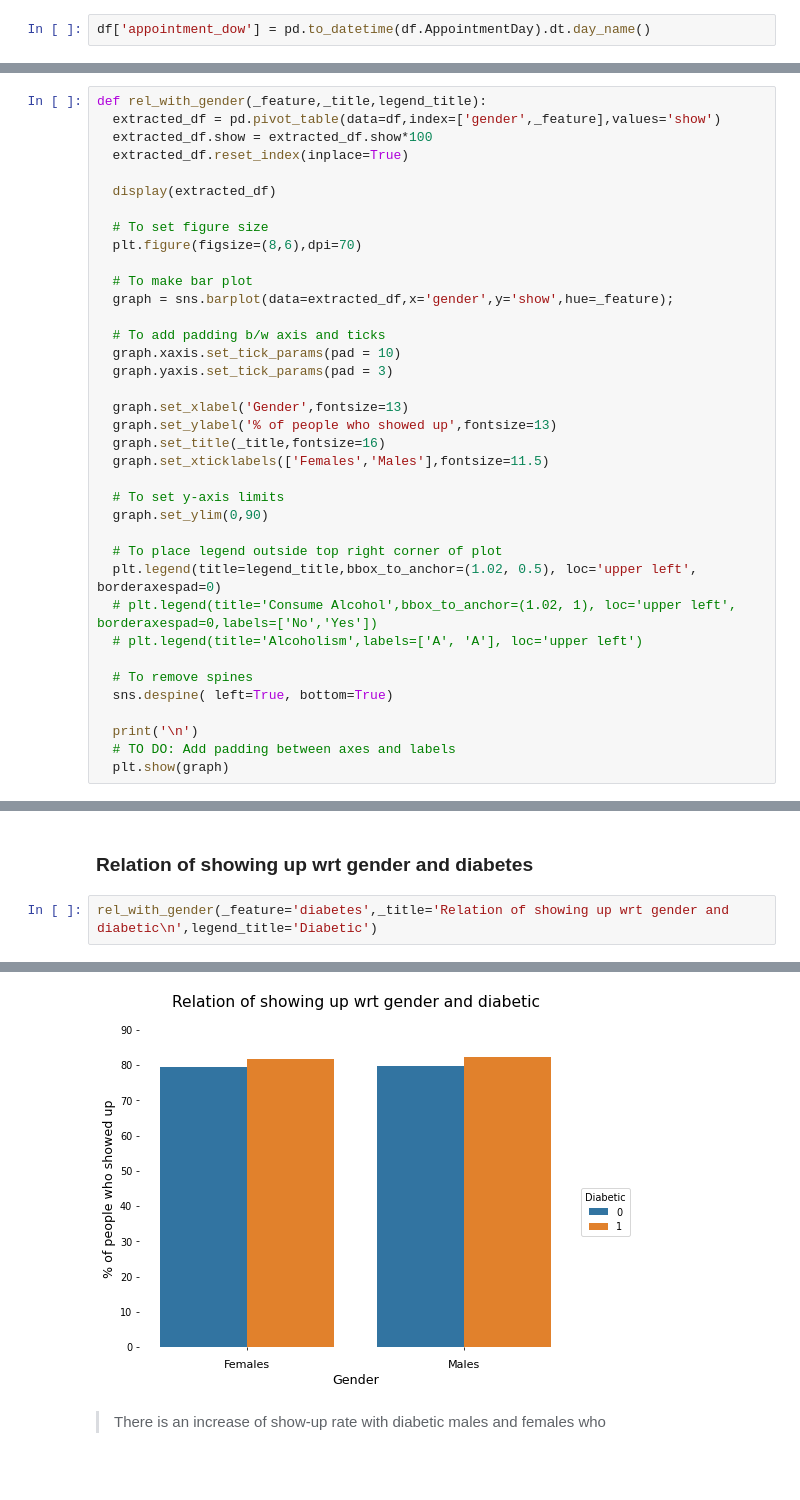
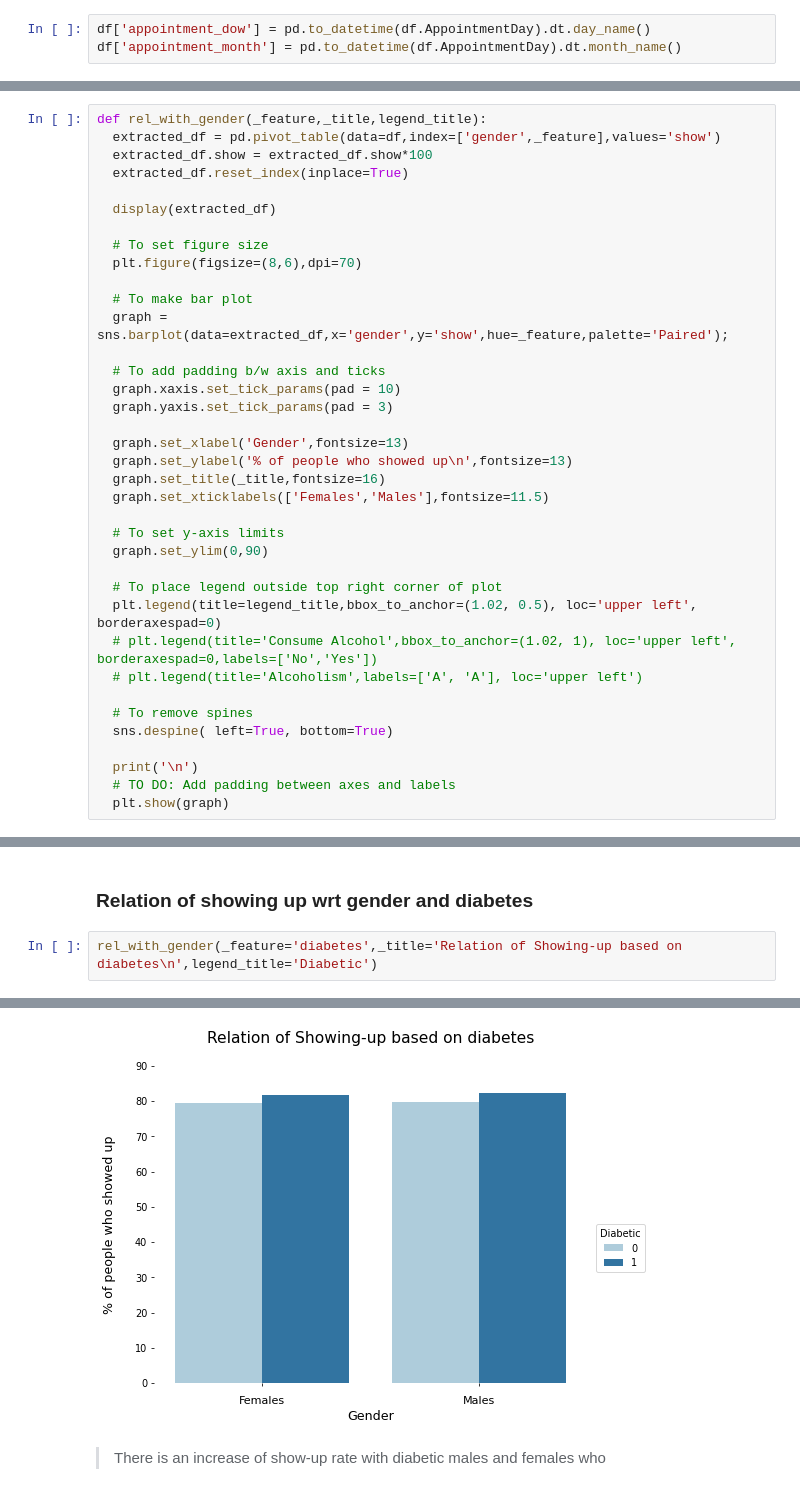
Before and after one commit to dishankkalra23/Medical-Appointment-No-Shows, a Jupyter notebook: Medical_Appointment_No_Shows.ipynb, the cells around one changed output, grey strips where cells are left out. Cells and saved outputs as stored; diff of their text form.

```diff
--- a/Medical_Appointment_No_Shows.ipynb
+++ b/Medical_Appointment_No_Shows.ipynb
@@ -173,6 +173,7 @@ df['ScheduledTime'] = pd.to_datetime(df.ScheduledDay).dt.time
 df['AppointmentTime'] = pd.to_datetime(df.AppointmentDay).dt.time
 # %%
 df['appointment_dow'] = pd.to_datetime(df.AppointmentDay).dt.day_name()
+df['appointment_month'] = pd.to_datetime(df.AppointmentDay).dt.month_name()
 # %%
 df['ScheduledDay'] = df['ScheduledDay'].dt.date
 df['AppointmentDay'] = df['AppointmentDay'].dt.date
@@ -456,14 +447,14 @@ def rel_with_gender(_feature,_title,legend_title):
   plt.figure(figsize=(8,6),dpi=70)
 
   # To make bar plot
-  graph = sns.barplot(data=extracted_df,x='gender',y='show',hue=_feature);
+  graph = sns.barplot(data=extracted_df,x='gender',y='show',hue=_feature,palette='Paired');
 
   # To add padding b/w axis and ticks
   graph.xaxis.set_tick_params(pad = 10)
   graph.yaxis.set_tick_params(pad = 3)
 
   graph.set_xlabel('Gender',fontsize=13)
-  graph.set_ylabel('% of people who showed up',fontsize=13)
+  graph.set_ylabel('% of people who showed up\n',fontsize=13)
   graph.set_title(_title,fontsize=16)
   graph.set_xticklabels(['Females','Males'],fontsize=11.5)
 
@@ -503,14 +494,14 @@ rel_with_gender(_feature='alcoholism',_title='Relation of showing up wrt gender
 # %% [markdown]
 ### Relation of showing up wrt gender and diabetes
 # %%
-rel_with_gender(_feature='diabetes',_title='Relation of showing up wrt gender and diabetic\n',legend_title='Diabetic')
+rel_with_gender(_feature='diabetes',_title='Relation of Showing-up based on diabetes\n',legend_title='Diabetic')
 # %% [output]
 |  | gender | diabetes | show |
 | 0 | F | 0 | 79.504756 |
 | 1 | F | 1 | 81.858723 |
 | 2 | M | 0 | 79.888852 |
 | 3 | M | 1 | 82.327771 |
-[figure, old version]
+[figure, new version]
 # %% [markdown]
 > There is an increase of show-up rate with diabetic males and females who
 # %% [markdown]
```
Also changed, not shown: parts of 36 cells of this notebook.
